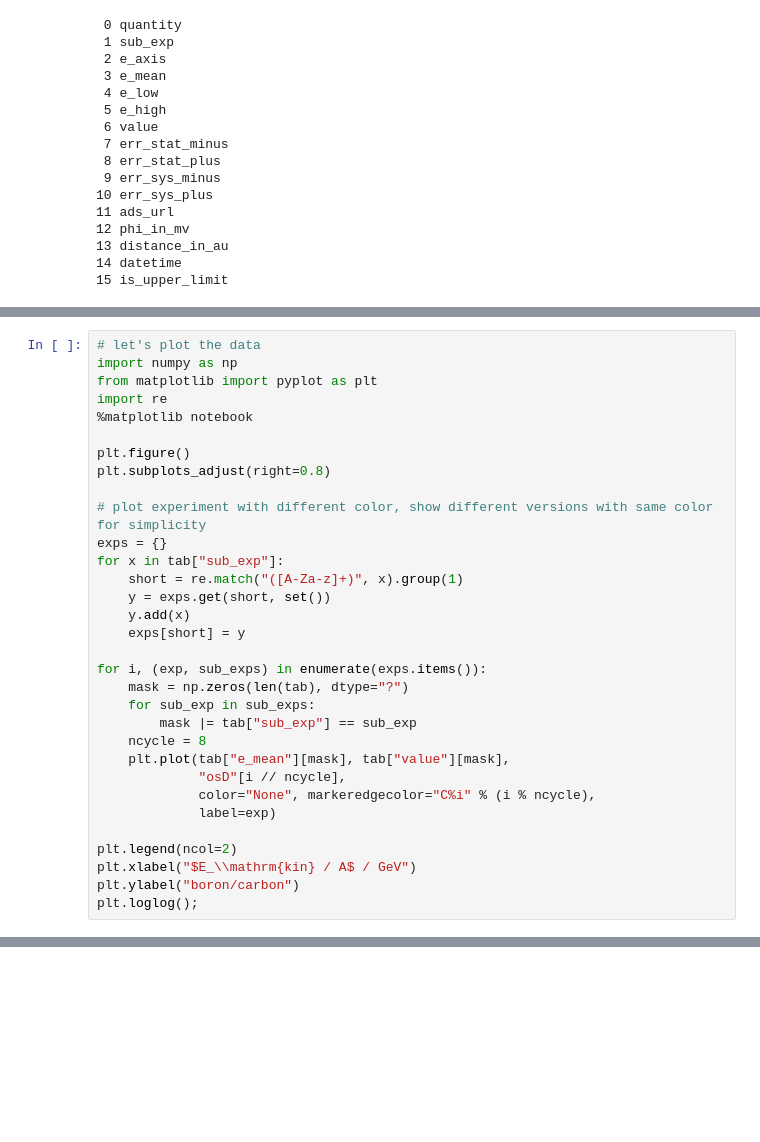
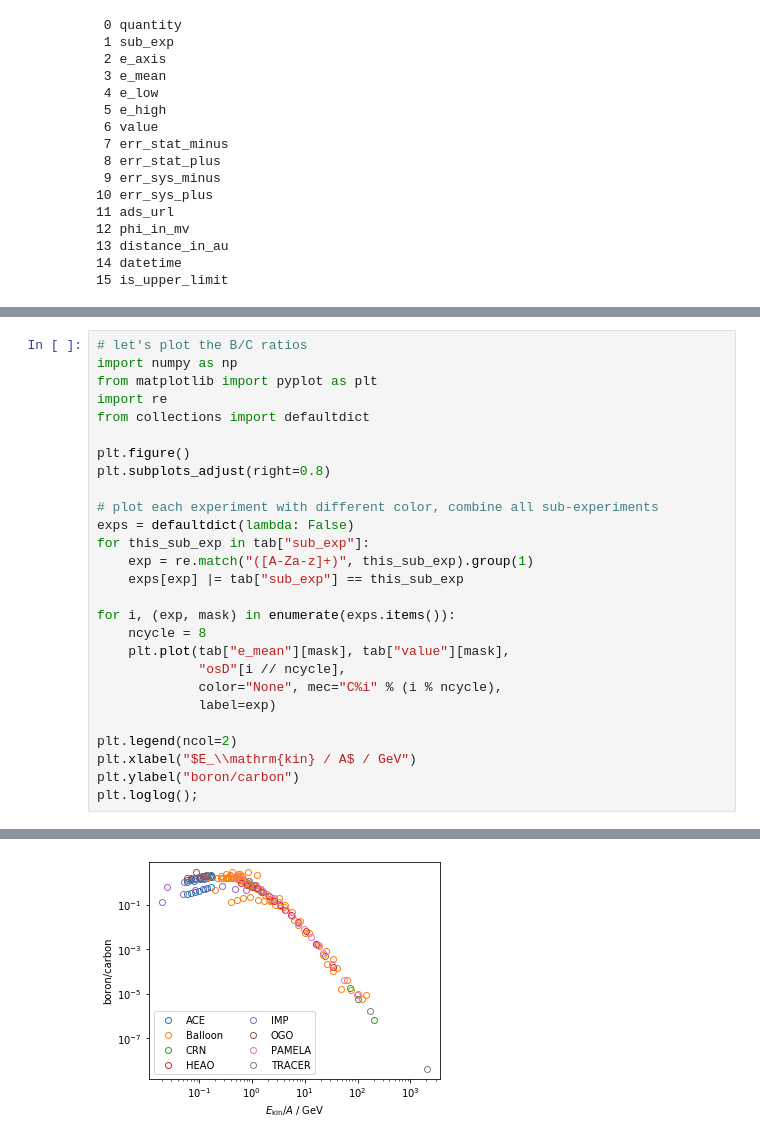
Before and after one commit to crdb-project/tutorial, a Jupyter notebook: CRDB REST query tutorial.ipynb, the cells around one changed output, grey strips where cells are left out. Saved outputs shown, nothing was run; the diff lists cells and outputs as text; blank space fills up the shorter version.

```diff
--- a/CRDB REST query tutorial.ipynb
+++ b/CRDB REST query tutorial.ipynb
@@ -121,30 +120,25 @@ array([( 0.0774597, 0.2407, 'ACE-CRIS(1998/01-1999/01)'),
       dtype={'names':['e_mean','value','sub_exp'], 'formats':['<f8','<f8','<U100'], 'offsets':[456,480,40], 'itemsize':1065})
 # %%
-# let's plot the data
+# let's plot the B/C ratios
 import numpy as np
 from matplotlib import pyplot as plt
 import re
-%matplotlib notebook
+from collections import defaultdict
 
 plt.figure()
 plt.subplots_adjust(right=0.8)
 
-# plot experiment with different color, show different versions with same color for simplicity
-exps = {}
-for x in tab["sub_exp"]:
-    short = re.match("([A-Za-z]+)", x).group(1)
-    y = exps.get(short, set())
-    y.add(x)
-    exps[short] = y
+# plot each experiment with different color, combine all sub-experiments
+exps = defaultdict(lambda: False)
+for this_sub_exp in tab["sub_exp"]:
+    exp = re.match("([A-Za-z]+)", this_sub_exp).group(1)
+    exps[exp] |= tab["sub_exp"] == this_sub_exp
 
-for i, (exp, sub_exps) in enumerate(exps.items()):
-    mask = np.zeros(len(tab), dtype="?")
-    for sub_exp in sub_exps:
-        mask |= tab["sub_exp"] == sub_exp
+for i, (exp, mask) in enumerate(exps.items()):
     ncycle = 8
     plt.plot(tab["e_mean"][mask], tab["value"][mask],
              "osD"[i // ncycle],
-             color="None", markeredgecolor="C%i" % (i % ncycle),
+             color="None", mec="C%i" % (i % ncycle),
              label=exp)
 
 plt.legend(ncol=2)
@@ -156,0 +149 @@ plt.loglog();
+[figure, added]
```
Also changed, not shown: parts of 8 cells of this notebook, 2 other files.
